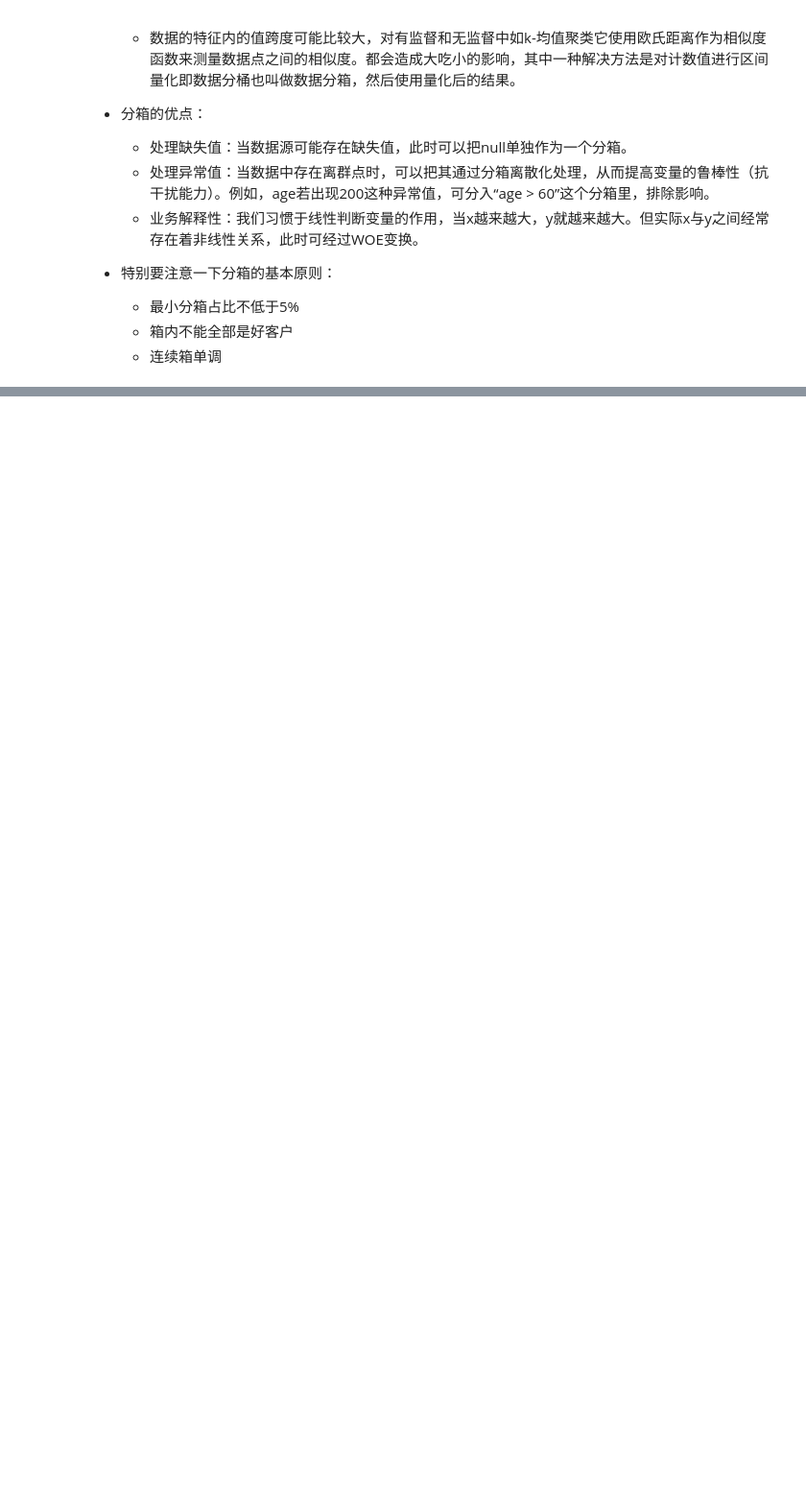
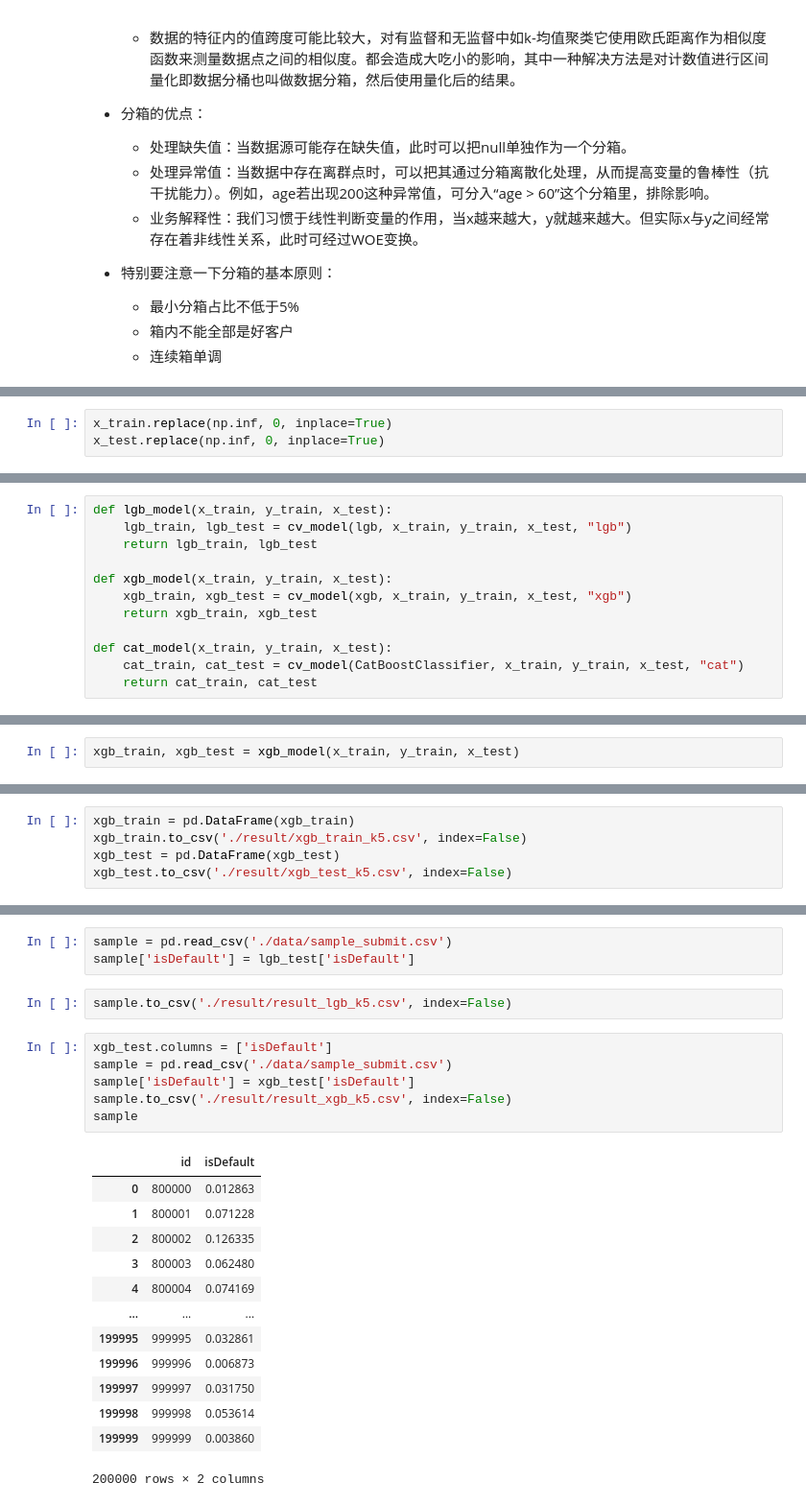
Before and after one commit to ShiChongNo1/ali-load_default, a Jupyter notebook: data_processed.ipynb, the cells around one changed output, grey strips where cells are left out. Shown at 96% size. Cells and saved outputs as stored; diff of their text form; blank space fills up the shorter version.

Commit message:
update model

```diff
--- a/data_processed.ipynb
+++ b/data_processed.ipynb
@@ -582,0 +637,3 @@ dtype: int64
+# %%
+x_train.replace(np.inf, 0, inplace=True)
+x_test.replace(np.inf, 0, inplace=True)
@@ -582,0 +778,12 @@ dtype: int64
+# %%
+def lgb_model(x_train, y_train, x_test):
+    lgb_train, lgb_test = cv_model(lgb, x_train, y_train, x_test, "lgb")
+    return lgb_train, lgb_test
+
+def xgb_model(x_train, y_train, x_test):
+    xgb_train, xgb_test = cv_model(xgb, x_train, y_train, x_test, "xgb")
+    return xgb_train, xgb_test
+
+def cat_model(x_train, y_train, x_test):
+    cat_train, cat_test = cv_model(CatBoostClassifier, x_train, y_train, x_test, "cat")
+    return cat_train, cat_test
@@ -582,0 +832,2 @@ dtype: int64
+# %%
+xgb_train, xgb_test = xgb_model(x_train, y_train, x_test)
@@ -582,0 +852,5 @@ dtype: int64
+# %%
+xgb_train = pd.DataFrame(xgb_train)
+xgb_train.to_csv('./result/xgb_train_k5.csv', index=False)
+xgb_test = pd.DataFrame(xgb_test)
+xgb_test.to_csv('./result/xgb_test_k5.csv', index=False)
@@ -582,0 +864,25 @@ dtype: int64
+# %%
+sample = pd.read_csv('./data/sample_submit.csv')
+sample['isDefault'] = lgb_test['isDefault']
+# %%
+sample.to_csv('./result/result_lgb_k5.csv', index=False)
+# %%
+xgb_test.columns = ['isDefault']
+sample = pd.read_csv('./data/sample_submit.csv')
+sample['isDefault'] = xgb_test['isDefault']
+sample.to_csv('./result/result_xgb_k5.csv', index=False)
+sample
+# %% [output]
+|  | id | isDefault |
+| 0 | 800000 | 0.012863 |
+| 1 | 800001 | 0.071228 |
+| 2 | 800002 | 0.126335 |
+| 3 | 800003 | 0.062480 |
+| 4 | 800004 | 0.074169 |
+| ... | ... | ... |
+| 199995 | 999995 | 0.032861 |
+| 199996 | 999996 | 0.006873 |
+| 199997 | 999997 | 0.031750 |
+| 199998 | 999998 | 0.053614 |
+| 199999 | 999999 | 0.003860 |
+200000 rows × 2 columns
```
Also changed, not shown: parts of 40 cells of this notebook.
